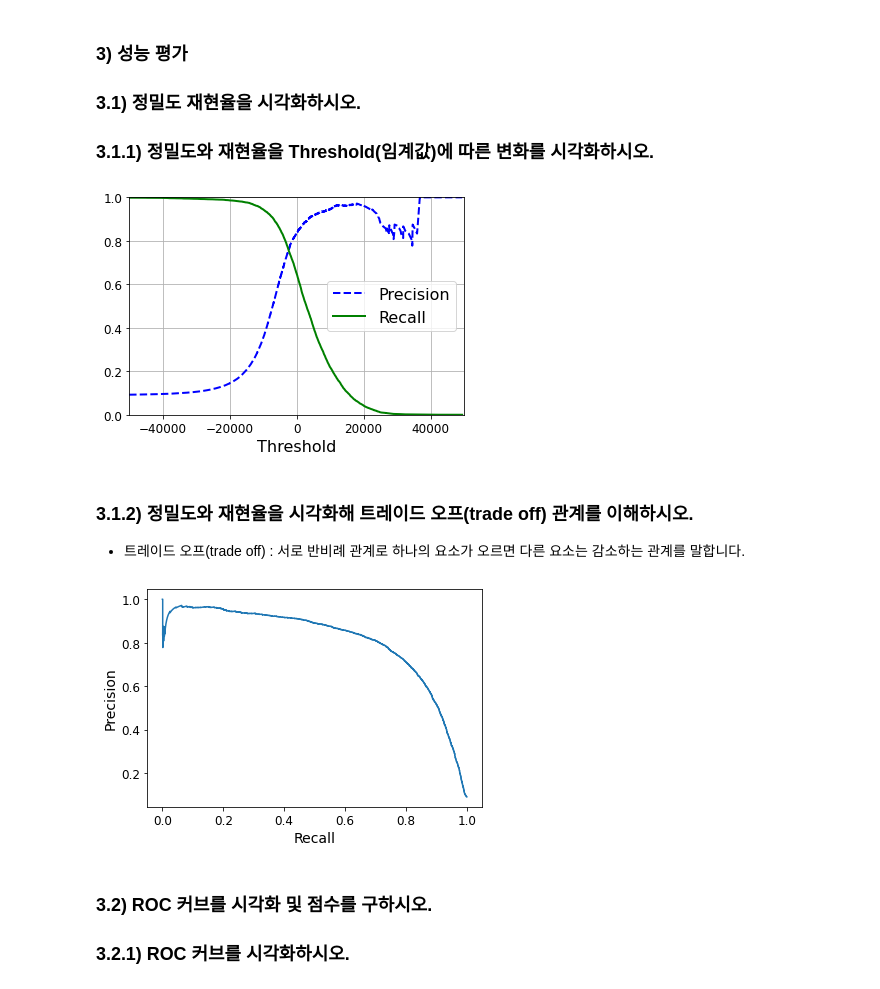
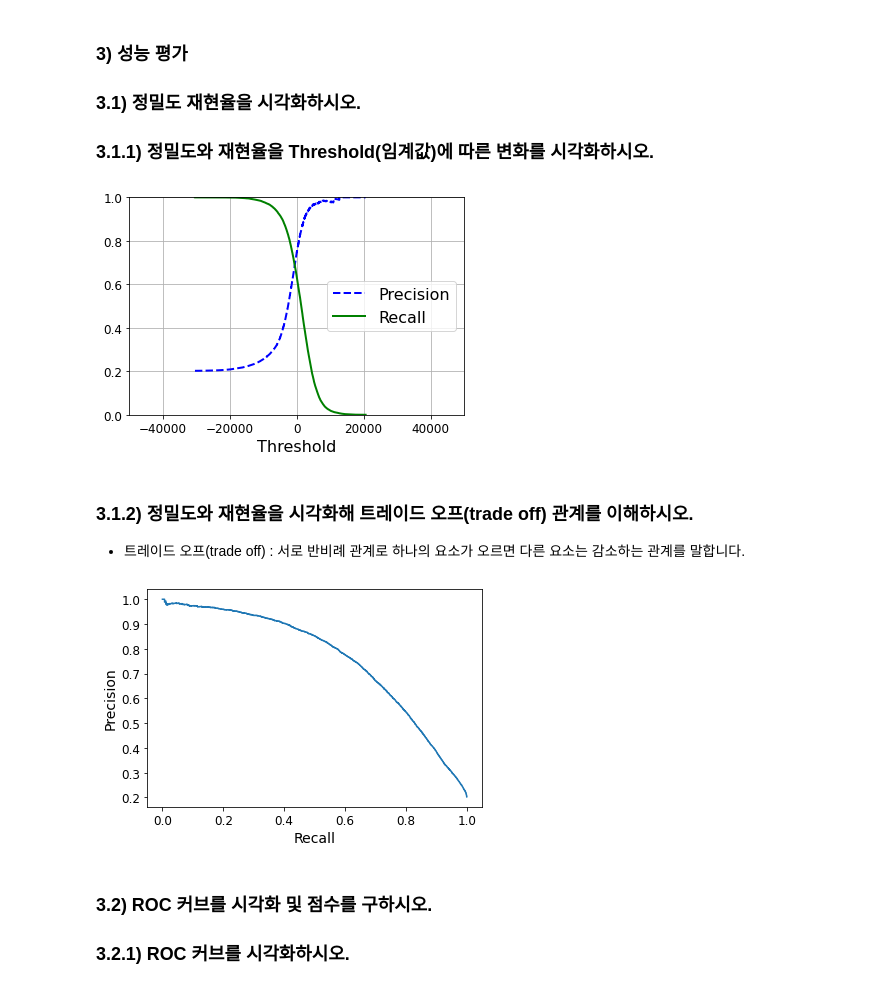
Before and after one commit to escortKwon/Advanced-AI-Education, a Jupyter notebook: 2nd Week/Exercise/Lecture_2_1.ipynb, the cells around one changed output. Saved outputs shown, nothing was run; the diff lists cells and outputs as text; code cells hidden in the pictures.

```diff
--- a/2nd Week/Exercise/Lecture_2_1.ipynb
+++ b/2nd Week/Exercise/Lecture_2_1.ipynb
@@ -110,9 +111,6 @@ Label of this digit is:  5
 y = y.astype(np.uint8)
 # %% [markdown]
 ### 1.5) target(y) 데이터를 7 또는 8이 이면 1 아니면 0으로 변환하시오.
-# %%
-for i in range(70000):
-    if y[i] == 7:
-        y[i] = 1
-    elif y[i] == 8:
-        y[i] = 0
+# %%
+y = np.where(((y == 7) | (y == 8)), 1, 0)
+print("y 값: ", y[:10])
@@ -124,15 +130,15 @@ X_train, X_test, y_train, y_test = X[:60000], X[60000:], y[:60000], y[60000:]
 ### 2) 모델
 ### 2.1) 모델 빌드
 # %%
-y_train_5 = (y_train == 5)
-y_test_5 = (y_test == 5)
+y_train_78 = (y_train == 1)
+y_test_78 = (y_test == 1)
 # Build Model
 from sklearn.linear_model import SGDClassifier
 sgd_clf = SGDClassifier(max_iter=1000, tol=1e-3, random_state=42)
 # %% [markdown]
 ### 2.2) 모델 학습
 # %%
-sgd_clf.fit(X_train, y_train_5)
+sgd_clf.fit(X_train, y_train_78)
 # %% [output]
 SGDClassifier(random_state=42)
 # %% [markdown]
@@ -147,13 +156,13 @@ array([ True])
 ### 3.1) 정밀도 재현율을 시각화하시오.
 ### 3.1.1) 정밀도와 재현율을 Threshold(임계값)에 따른 변화를 시각화하시오.
 # %%
-y_scores = cross_val_predict(sgd_clf, X_train, y_train_5, cv=3, method="decision_function")
+y_scores = cross_val_predict(sgd_clf, X_train, y_train_78, cv=3, method="decision_function")
 
-precisions, recalls, thresholds = precision_recall_curve(y_train_5, y_scores)
+precisions, recalls, thresholds = precision_recall_curve(y_train_78, y_scores)
 
 plot_precision_recall_vs_threshold(precisions, recalls, thresholds)
 # %% [output]
-[figure, old version]
+[figure, new version]
 # %% [markdown]
 ### 3.1.2) 정밀도와 재현율을 시각화해 트레이드 오프(trade off) 관계를 이해하시오.
 
@@ -161,7 +170,7 @@ plot_precision_recall_vs_threshold(precisions, recalls, thresholds)
 # %%
 plot_precision_recall_curve(recalls, precisions)
 # %% [output]
-[figure, old version]
+[figure, new version]
 # %% [markdown]
 ### 3.2) ROC 커브를 시각화 및 점수를 구하시오.
 ### 3.2.1) ROC 커브를 시각화하시오.
```
Also changed, not shown: parts of 19 cells of this notebook.
